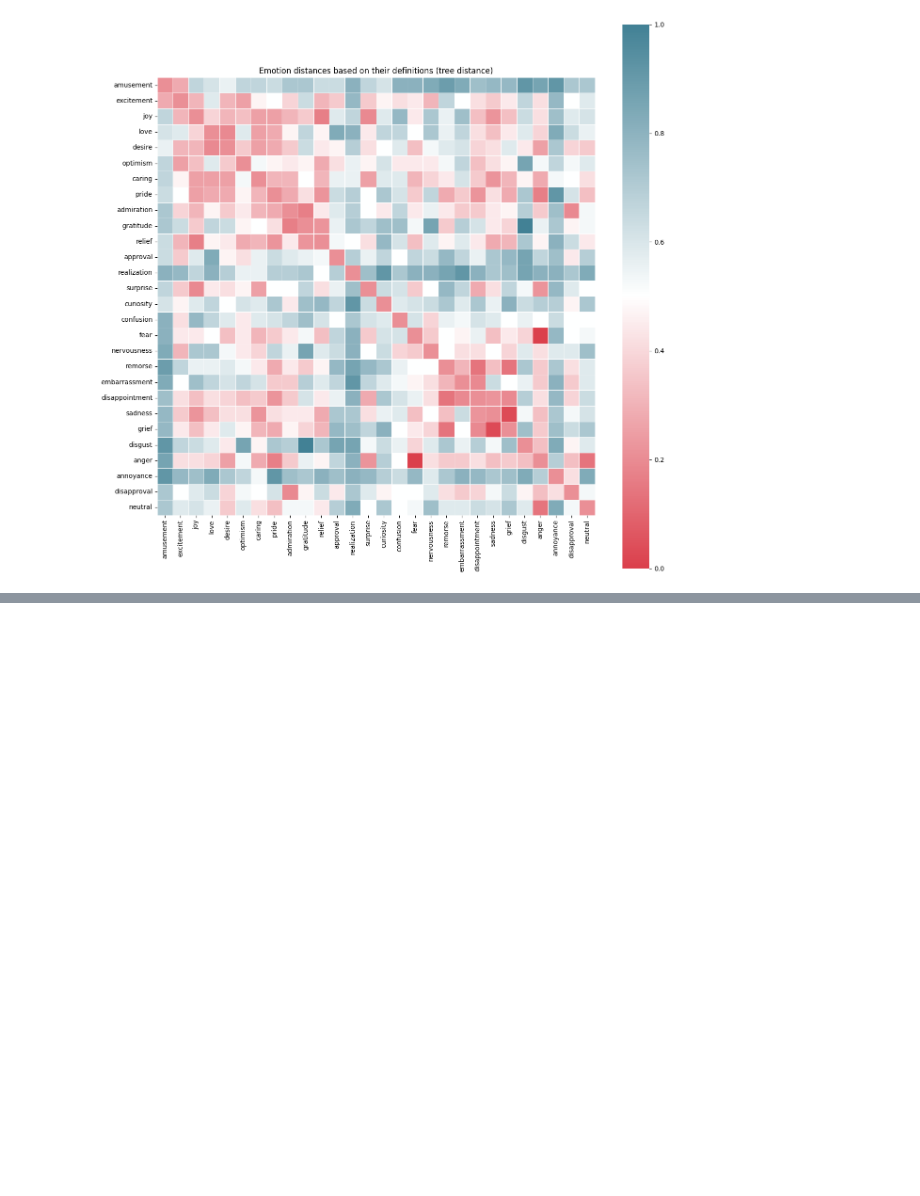
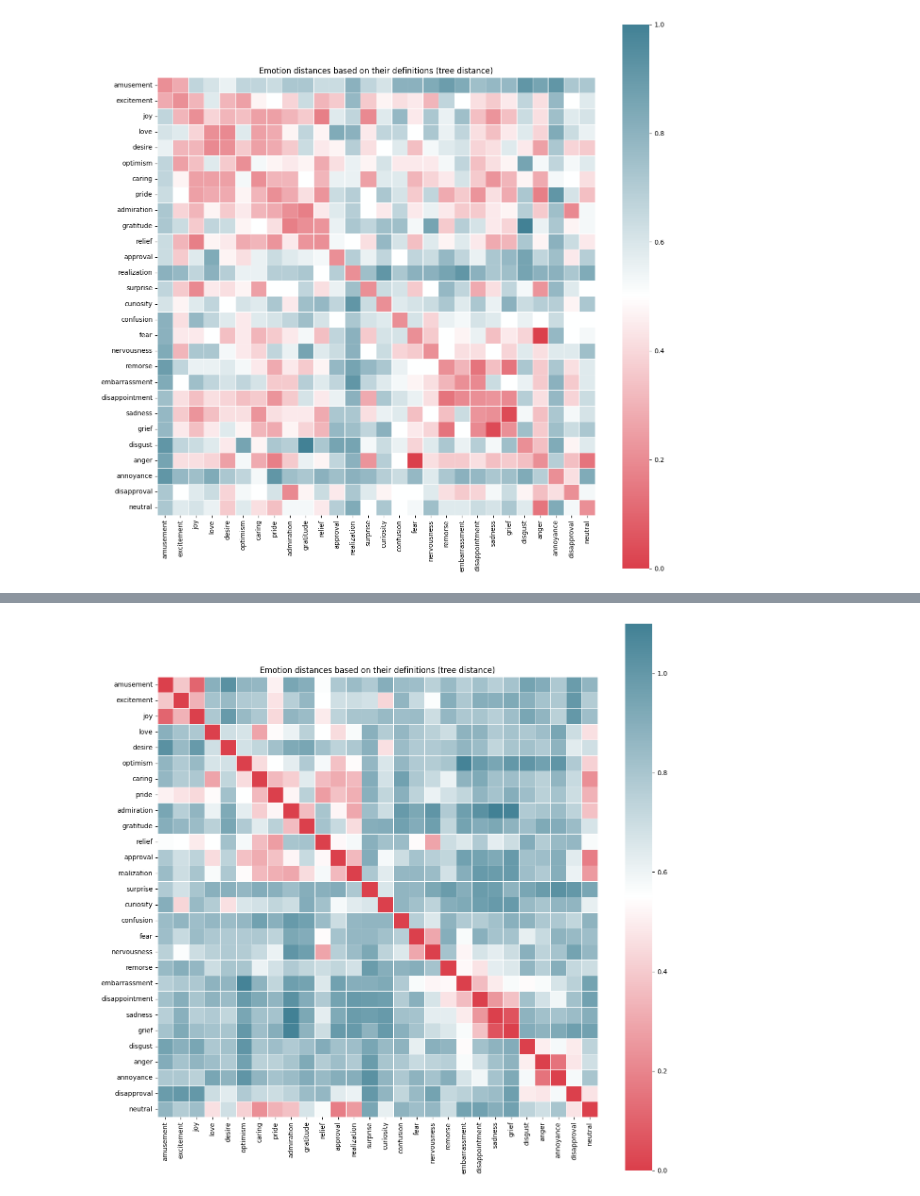
Before and after one commit to AminMohamed-3/LEGO, a Jupyter notebook: notebooks/distance_embd.ipynb, the cells around one changed output, grey strips where cells are left out. Drawn from its saved outputs; the diff is of its cells as text; code cells hidden in the pictures; blank space fills up the shorter version.

```diff
--- a/notebooks/distance_embd.ipynb
+++ b/notebooks/distance_embd.ipynb
@@ -354,0 +455,15 @@ plt.show()
+# %%
+plt.figure(figsize=(15, 15))
+sns.heatmap(
+    distances_embed,
+    cmap=cmap,
+    square=True,
+    xticklabels=list(emotions),
+    yticklabels=list(emotions),
+    linewidths=0.5,
+)
+plt.xticks(rotation=90)
+plt.title("Emotion distances based on their definitions (tree distance)")
+plt.show()
+# %% [output]
+[figure, added]
```
Also changed, not shown: parts of 14 cells of this notebook.
